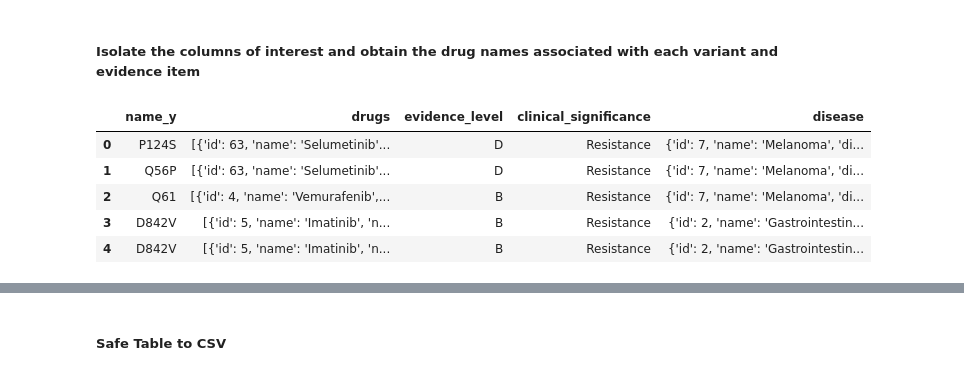
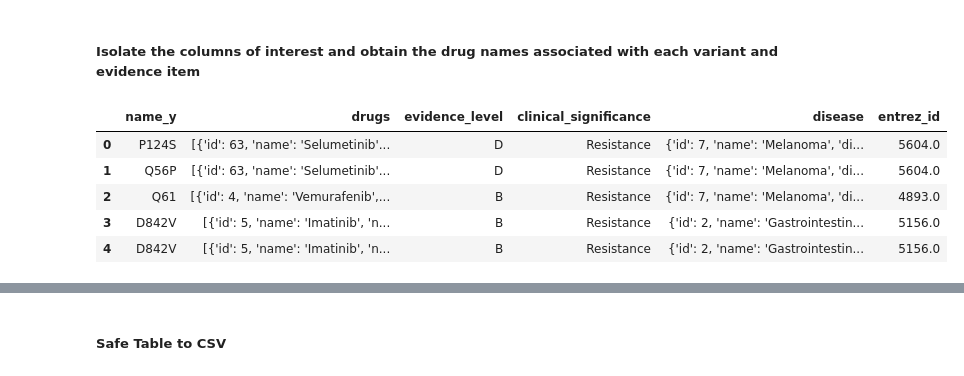
Before and after one commit to jmichuda/bmi-210-final-project, a Jupyter notebook: src/CIViC_API_Usage.ipynb, the cells around one changed output, grey strips where cells are left out. Cells and saved outputs as stored; diff of their text form; code cells hidden in the pictures.

```diff
--- a/src/CIViC_API_Usage.ipynb
+++ b/src/CIViC_API_Usage.ipynb
@@ -62,16 +77,16 @@ df_variant_evidence.head()
 # %% [markdown]
 ##### Isolate the columns of interest and obtain the drug names associated with each variant and evidence item
 # %%
-columns_of_interest = ["name_y", "drugs", "evidence_level", "clinical_significance", "disease"]
+columns_of_interest = ["name_y", "drugs", "evidence_level", "clinical_significance", "disease", "entrez_id"]
 df_variant_evidence_filtered = df_variant_evidence.loc[:, columns_of_interest]
 df_variant_evidence_filtered.head()
 # %% [output]
-|  | name_y | drugs | evidence_level | clinical_significance | disease |
-| 0 | P124S | [{'id': 63, 'name': 'Selumetinib'... | D | Resistance | {'id': 7, 'name': 'Melanoma', 'di... |
-| 1 | Q56P | [{'id': 63, 'name': 'Selumetinib'... | D | Resistance | {'id': 7, 'name': 'Melanoma', 'di... |
-| 2 | Q61 | [{'id': 4, 'name': 'Vemurafenib',... | B | Resistance | {'id': 7, 'name': 'Melanoma', 'di... |
-| 3 | D842V | [{'id': 5, 'name': 'Imatinib', 'n... | B | Resistance | {'id': 2, 'name': 'Gastrointestin... |
-| 4 | D842V | [{'id': 5, 'name': 'Imatinib', 'n... | B | Resistance | {'id': 2, 'name': 'Gastrointestin... |
+|  | name_y | drugs | evidence_level | clinical_significance | disease | entrez_id |
+| 0 | P124S | [{'id': 63, 'name': 'Selumetinib'... | D | Resistance | {'id': 7, 'name': 'Melanoma', 'di... | 5604.0 |
+| 1 | Q56P | [{'id': 63, 'name': 'Selumetinib'... | D | Resistance | {'id': 7, 'name': 'Melanoma', 'di... | 5604.0 |
+| 2 | Q61 | [{'id': 4, 'name': 'Vemurafenib',... | B | Resistance | {'id': 7, 'name': 'Melanoma', 'di... | 4893.0 |
+| 3 | D842V | [{'id': 5, 'name': 'Imatinib', 'n... | B | Resistance | {'id': 2, 'name': 'Gastrointestin... | 5156.0 |
+| 4 | D842V | [{'id': 5, 'name': 'Imatinib', 'n... | B | Resistance | {'id': 2, 'name': 'Gastrointestin... | 5156.0 |
 # %%
 for i in range(df_variant_evidence_filtered.shape[0]):
     drug_list = [drug["name"] for drug in df_variant_evidence_filtered.loc[i, "drugs"]]
```
Also changed, not shown: parts of 7 cells of this notebook, 2 other files.
